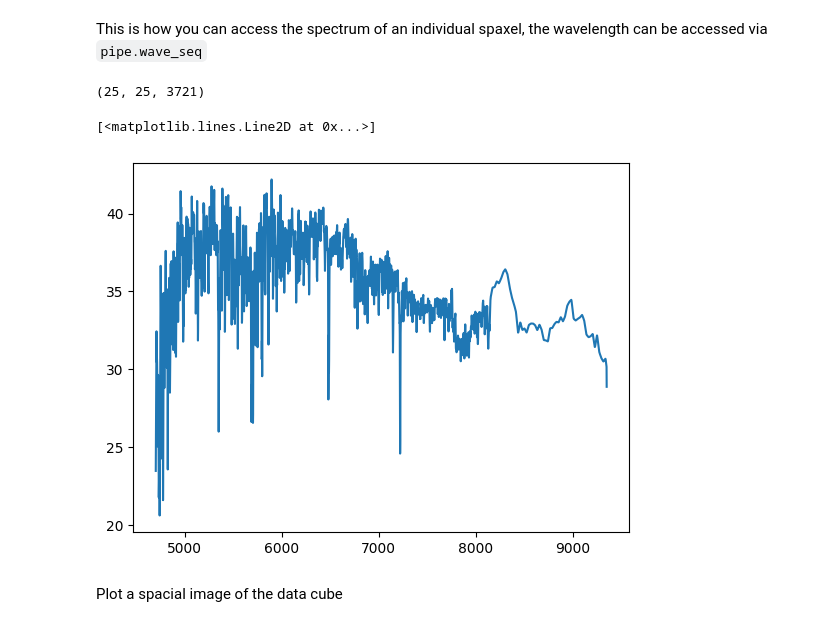
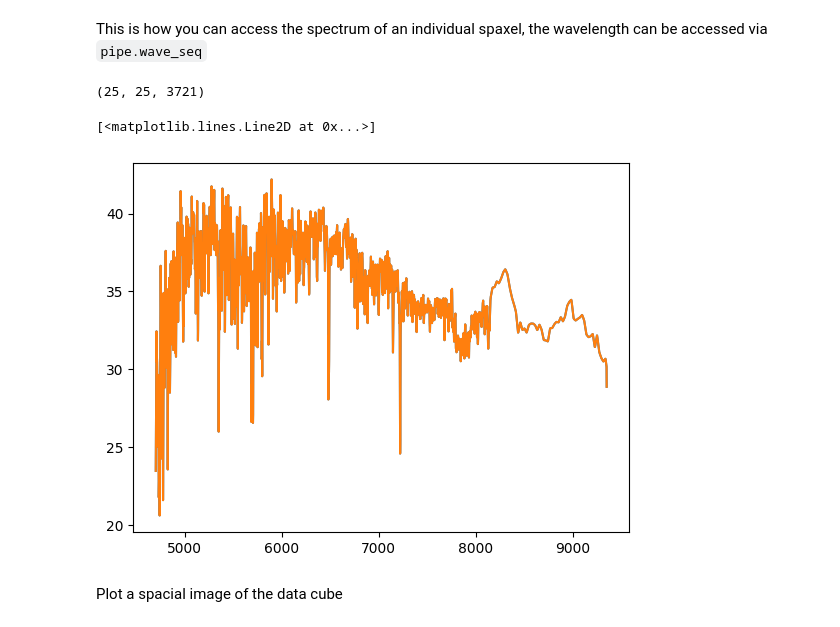
Before and after one commit to AstroAI-Lab/rubix, a Jupyter notebook: notebooks/rubix_pipeline_single_function_shard_map.ipynb, the cells around one changed output. Saved outputs shown, nothing was run; the diff lists cells and outputs as text; code cells hidden in the pictures.

Commit message:
sharding implementation works on one device

```diff
--- a/notebooks/rubix_pipeline_single_function_shard_map.ipynb
+++ b/notebooks/rubix_pipeline_single_function_shard_map.ipynb
@@ -209,3 +220,3 @@ rubixdata = pipe.run(inputdata)
 # %%
-#inputdata = pipe.prepare_data()
-#shard_rubixdata = pipe.run_sharded(inputdata, shard_size=1000)
+inputdata = pipe.prepare_data()
+shard_rubixdata = pipe.run_sharded(inputdata)
@@ -225,15 +258,17 @@ This is how you can access the spectrum of an individual spaxel, the wavelength
 # %%
 #NBVAL_SKIP
 wave = pipe.telescope.wave_seq
 
 spectra = rubixdata.stars.datacube # Spectra of all stars
+spectra_sharded = shard_rubixdata # Spectra of all stars
 print(spectra.shape)
 
 plt.plot(wave, spectra[12,12,:])
+plt.plot(wave, spectra_sharded[12,12,:])
 # %% [output]
 (25, 25, 3721)
 [<matplotlib.lines.Line2D at 0x...>]
-[figure, old version]
+[figure, new version]
 # %% [markdown]
 Plot a spacial image of the data cube
 # %%
```
Also changed, not shown: parts of 4 cells of this notebook, 2 other files.
